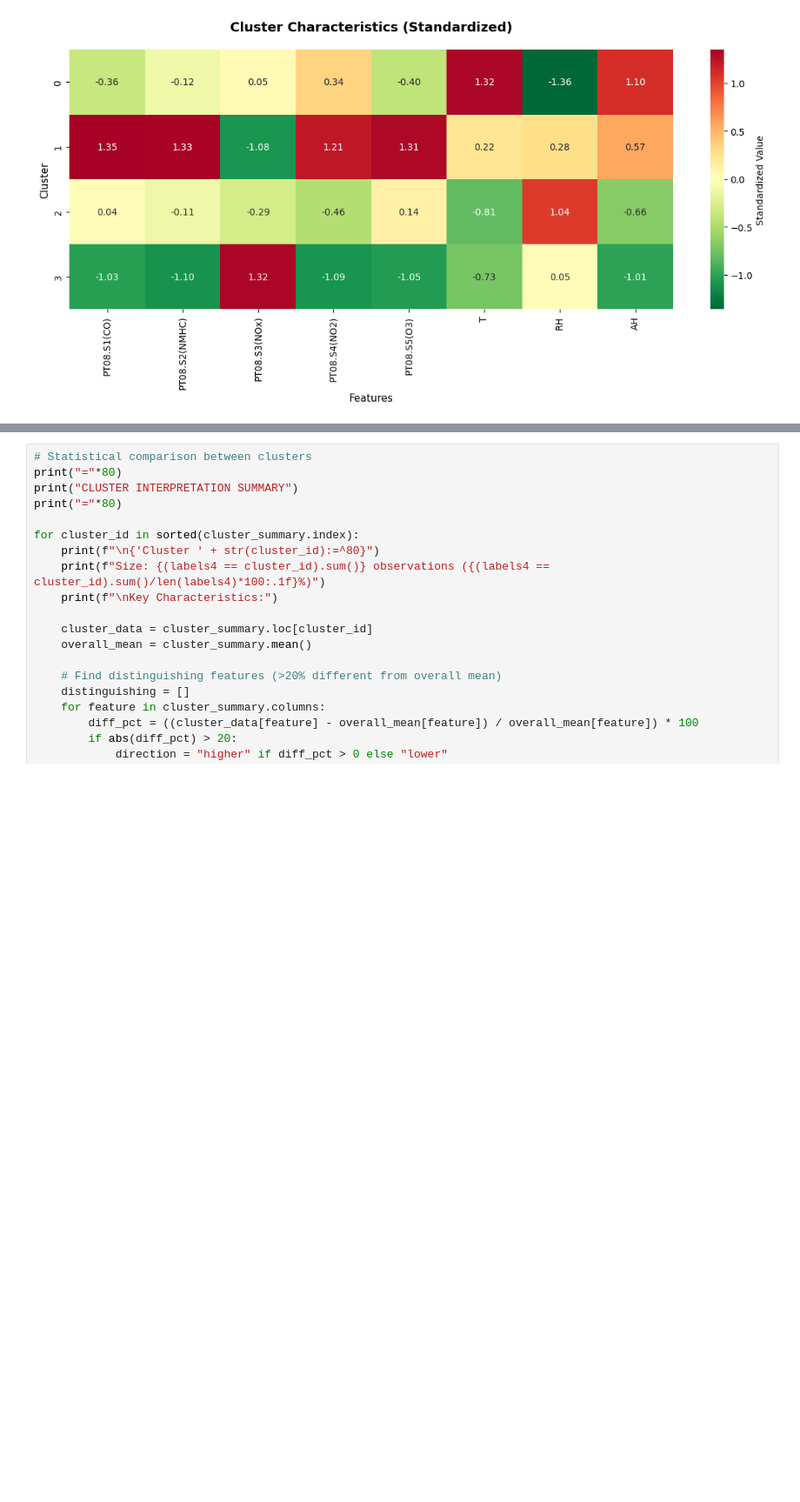
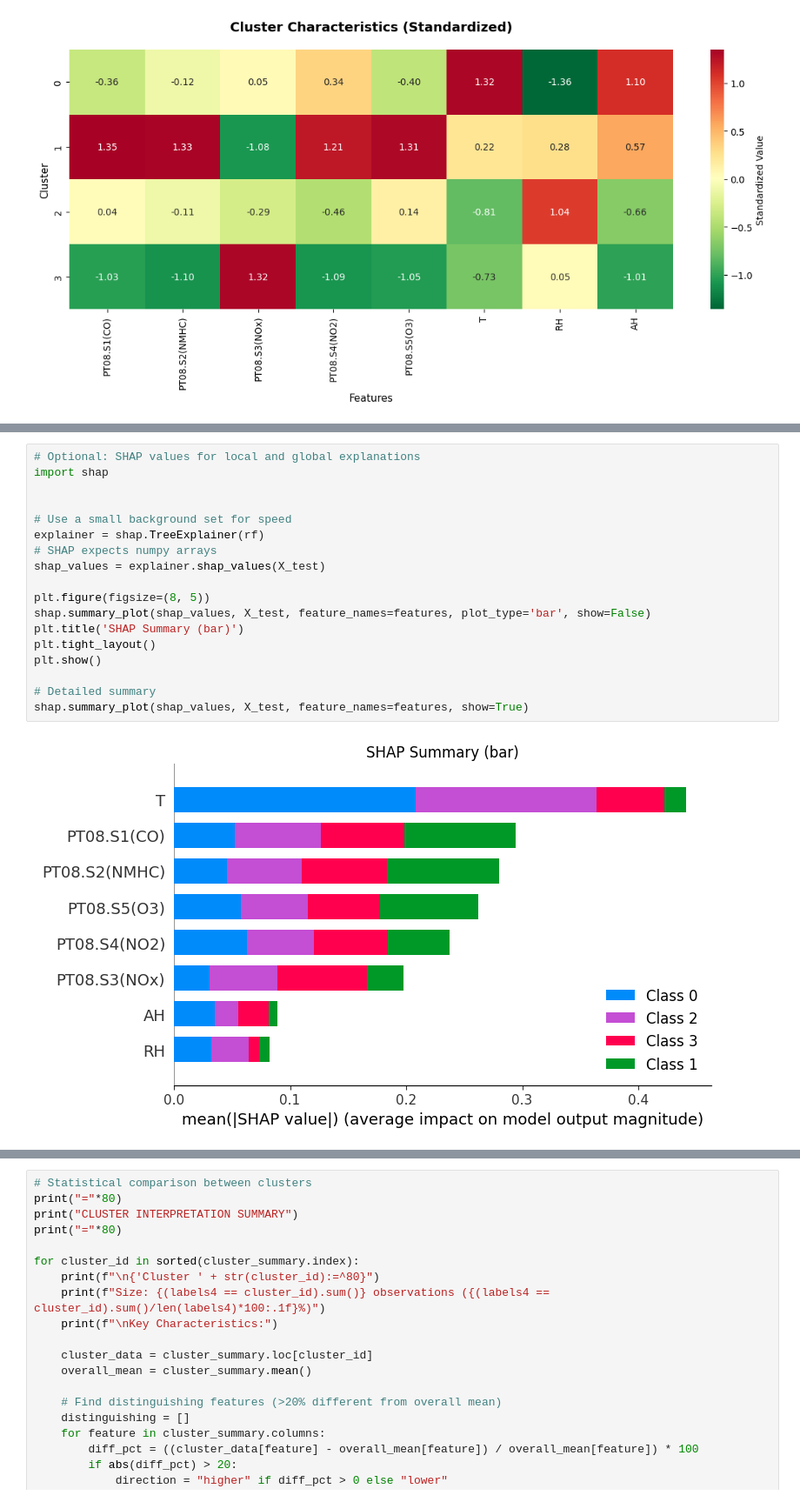
Before and after one commit to Gianluca-Coppola/Clustering, a Jupyter notebook: air_quality_clustering.ipynb, the cells around one changed output, grey strips where cells are left out. Shown at 87% size. Saved outputs shown, nothing was run; the diff lists cells and outputs as text; blank space fills up the shorter version.

```diff
--- a/air_quality_clustering.ipynb
+++ b/air_quality_clustering.ipynb
@@ -314,0 +390,20 @@ plt.show()
+# %%
+# Optional: SHAP values for local and global explanations
+import shap
+
+
+# Use a small background set for speed
+explainer = shap.TreeExplainer(rf)
+# SHAP expects numpy arrays
+shap_values = explainer.shap_values(X_test)
+
+plt.figure(figsize=(8, 5))
+shap.summary_plot(shap_values, X_test, feature_names=features, plot_type='bar', show=False)
+plt.title('SHAP Summary (bar)')
+plt.tight_layout()
+plt.show()
+
+# Detailed summary
+shap.summary_plot(shap_values, X_test, feature_names=features, show=True)
+# %% [output]
+[figure, added]
```
Also changed, not shown: parts of 10 cells of this notebook, 1 other file.
